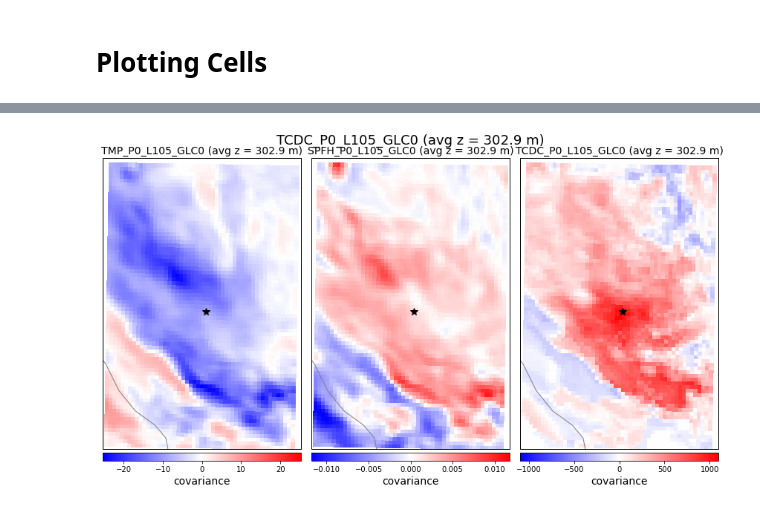
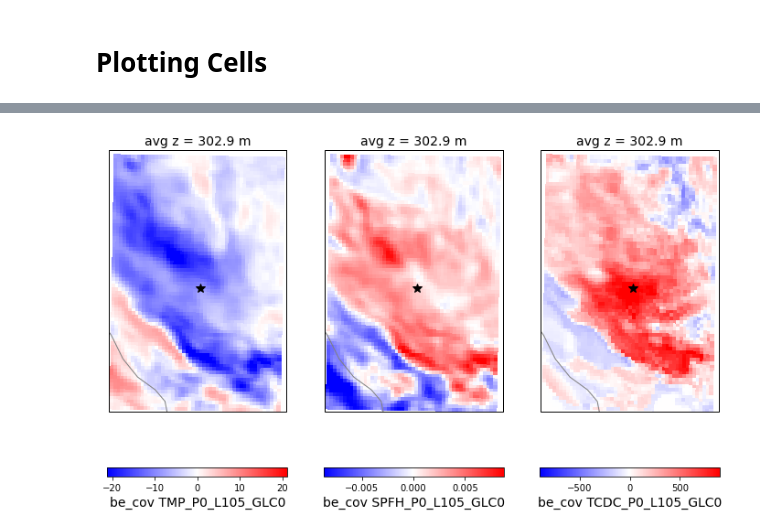
Before and after one commit to ShawnMurdzek-NOAA/py_scripts, a Jupyter notebook: cloud_da/probing_rrfs_ensemble.ipynb, the cells around one changed output, grey strips where cells are left out. Cells and saved outputs as stored; diff of their text form; code cells hidden in the pictures.

Commit message:
Update Cloud DA jupyter notebook to use classes
New notebook is more general and makes use of a Python class that handles ensemble analysis.

```diff
--- a/cloud_da/probing_rrfs_ensemble.ipynb
+++ b/cloud_da/probing_rrfs_ensemble.ipynb
@@ -18,3 +19,3 @@ import pyDA_utils.bufr as bufr
 # %%
 from importlib import reload
-pmd = reload(pmd)
+eu = reload(eu)
@@ -187,0 +63,9 @@ bec_cov = np.cov(state_matrix['data'])
+# %%
+"""
+Read in ensemble output and BUFR obs
+"""
+
+ens_obj = eu.ensemble(natlev_fnames, extra_fnames=prslev_fnames, extra_fields=prslev_vars,
+                      bufr_csv_fname=bufr_fname, lat_limits=[min_lat, max_lat], lon_limits=[min_lon, max_lon],
+                      zind=z_ind, state_fields=state_vars, bec=True)
+print('Shape of subset =', ens_obj.subset_ds['mem0001']['TMP_P0_L105_GLC0'].shape)
@@ -363,64 +191,38 @@ plotting TCDC_P0_L105_GLC0
 # %%
 """
 Plot Spatial Distributions of BECs For a Particular Gridpoint and Variable
 """
 
 # Coordinate of point to plot BECs in relation to (this is the "target" point)
-lat = 28.4369
-lon = -99.2350
-target_klvl = 0
 var = 'TCDC_P0_L105_GLC0'
-plot_klvl = 0
-save_fname = 'BEC_spatial_dist_TX.png'
+plot_klvl = bec_klvl
+save_fname = 'BEC_spatial_dist_{tag}.png'.format(tag=save_tag)
 
 ###
 
 # Determine gridpoint closest to the target (lat, lon) coordinate
-lat_all = loop_list[0]['gridlat_0'].values
-lon_all = loop_list[0]['gridlon_0'].values
-target_i, target_j = np.unravel_index(np.argmin((lat_all - lat)**2 + (lon_all - lon)**2), lon_all.shape)
+tmp_ds = ens_obj.subset_ds[ens_obj.mem_names[0]]
+lat_all = tmp_ds['gridlat_0'].values
+lon_all = tmp_ds['gridlon_0'].values
+target_i, target_j = np.unravel_index(np.argmin((lat_all - bec_lat)**2 + (lon_all - bec_lon)**2), lon_all.shape)
 
 # Determine indices corresponding with the target variable and location
-target_var_idx = np.where(state_matrix['vars'] == var)[0]
-target_idx = target_var_idx[0] + np.ravel_multi_index([[target_klvl], [target_i], [target_j]],
-                                                      loop_list[0][var].shape)
-bec_vect = bec_cov[target_idx, :]
-
-# Determine average heights for the target variable and plotting variables
-target_z = np.mean(loop_list[0]['HGT_P0_L105_GLC0'][target_klvl, :, :] - loop_list[0]['HGT_P0_L1_GLC0'])
-plot_z = np.mean(loop_list[0]['HGT_P0_L105_GLC0'][plot_klvl, :, :] - loop_list[0]['HGT_P0_L1_GLC0'])
+target_var_idx = np.where(ens_obj.state_matrix['vars'] == var)[0]
+target_idx = target_var_idx[0] + np.ravel_multi_index([[bec_klvl], [target_i], [target_j]],
+                                                      tmp_ds[var].shape)
 
 # Make plot
 fig = plt.figure(figsize=(12, 7.5))
-for i, v in enumerate(bec_vars):
-    ax = fig.add_subplot(1, len(bec_vars), i+1, projection=ccrs.LambertConformal())
-
-    # Extract BECs
-    plot_var_idx = np.where(state_matrix['vars'] == v)[0]
-    bec2d = np.reshape(bec_vect[0, plot_var_idx], loop_list[0][v].shape)[plot_klvl, :, :]
-    maxval = max([np.amax(bec2d), -np.amin(bec2d)])
-
-    cax = ax.pcolormesh(lon_all, lat_all, bec2d, cmap='bwr', vmin=-maxval, vmax=maxval,
-                        transform=ccrs.PlateCarree())
+for i, v in enumerate(state_vars):
+    ax = ens_obj.plot_state_vector('be_cov', v, fig, 1, len(state_vars), i+1, zind=plot_klvl,
+                                   bec_idx=target_idx, ctr_cmap_0=True,
+                                   pcm_kw={'cmap':'bwr', 'vmin':vmin, 'vmax':vmax},
+                                   cbar_kw={'orientation':'horizontal'})
     ax.plot(lon_all[target_i, target_j], lat_all[target_i, target_j], 'k*', ms=10, transform=ccrs.PlateCarree())
 
-    ax.coastlines('50m')
-    borders = cfeature.NaturalEarthFeature(category='cultural',
-                                           scale='50m',
-                                           facecolor='none',
-                                           name='admin_1_states_provinces')
-    ax.add_feature(borders, lw=1, edgecolor='gray')
-    ax.set_extent([min_lon, max_lon, min_lat, max_lat])
-    ax.set_title('%s (avg z = %.1f m)' % (v, plot_z), size=14)
-
-    cbar = plt.colorbar(cax, ax=ax, orientation='horizontal', aspect=25, pad=0.01)
-    cbar.set_label('covariance', size=14)
-
-plt.subplots_adjust(left=0.02, bottom=0.05, right=0.98, top=0.95, wspace=0.05)
-plt.suptitle('%s (avg z = %.1f m)' % (var, target_z), size=18)
 plt.savefig(save_fname)
 # %% [output]
-[figure, old version]
+[figure, new version]
 # %%
 """
 Plot Histograms of Deviations from Ensemble Mean
```
Also changed, not shown: parts of 19 cells of this notebook, 1 other file.
